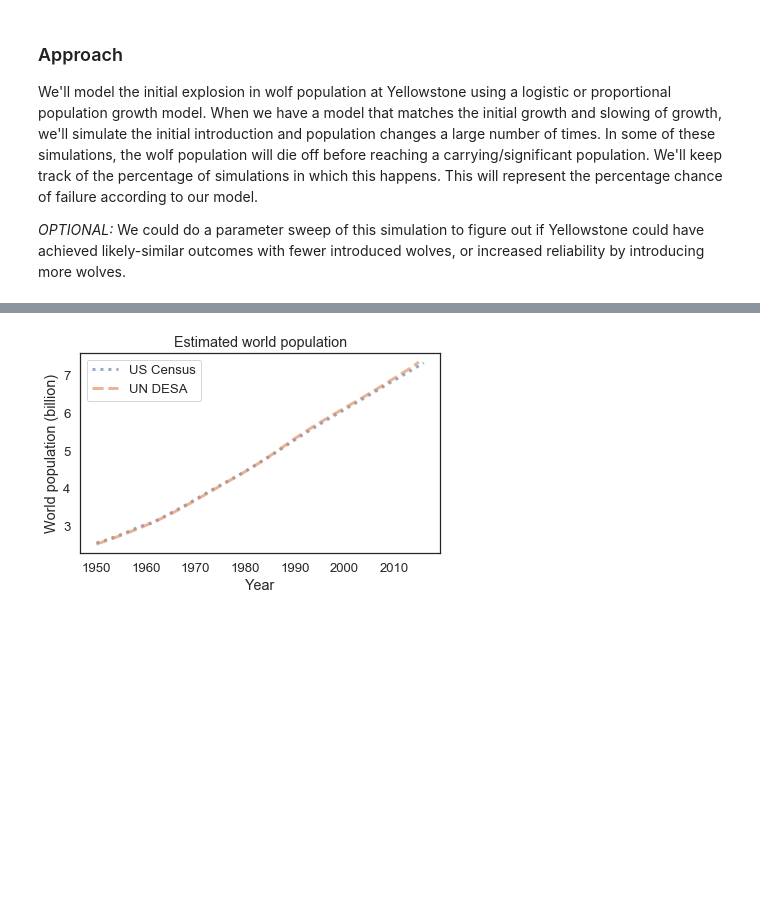
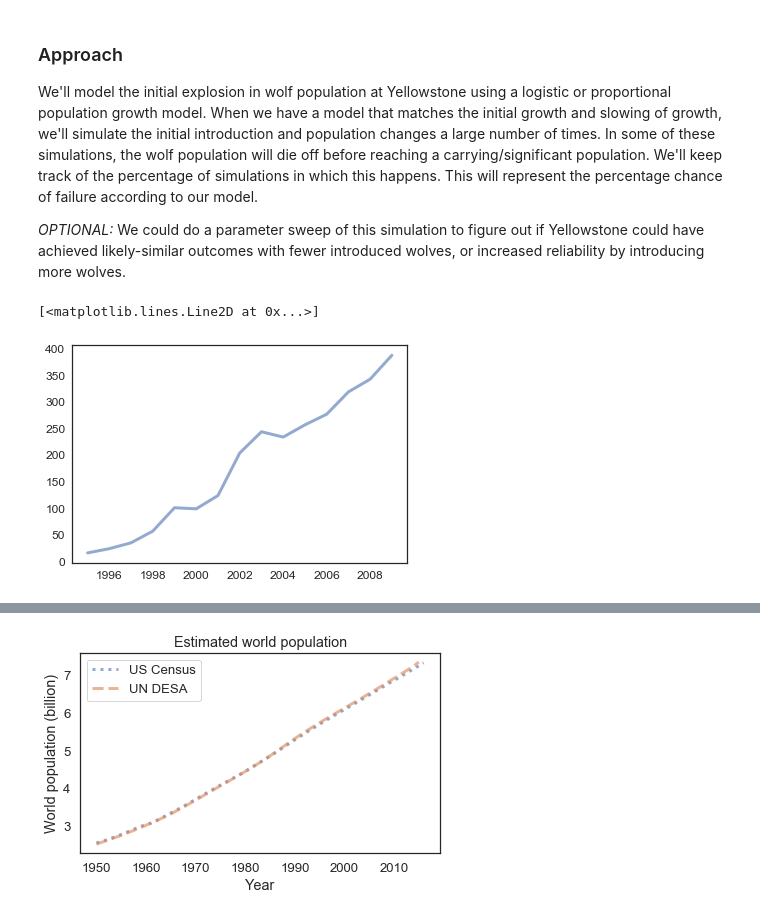
Before and after one commit to fung18870/ModSimPy, a Jupyter notebook: code/Project_1.ipynb, the cells around one changed output, grey strips where cells are left out. Saved outputs shown, nothing was run; the diff lists cells and outputs as text; code cells hidden in the pictures; blank space fills up the shorter version.

Commit message:
working mock wolf population plot

```diff
--- a/code/Project_1.ipynb
+++ b/code/Project_1.ipynb
@@ -27,3 +22,9 @@ from pandas import read_html
+# %%
+# imports wolf population data
+wolves = read_csv('data/wolves.csv', index_col=0)
+# %% [output]
+[<matplotlib.lines.Line2D at 0x...>]
+[figure, added]
 # %%
 def plot_results(timeseries, title):
     """Plot the estimates and the model.
```
Also changed, not shown: parts of 3 cells of this notebook.
